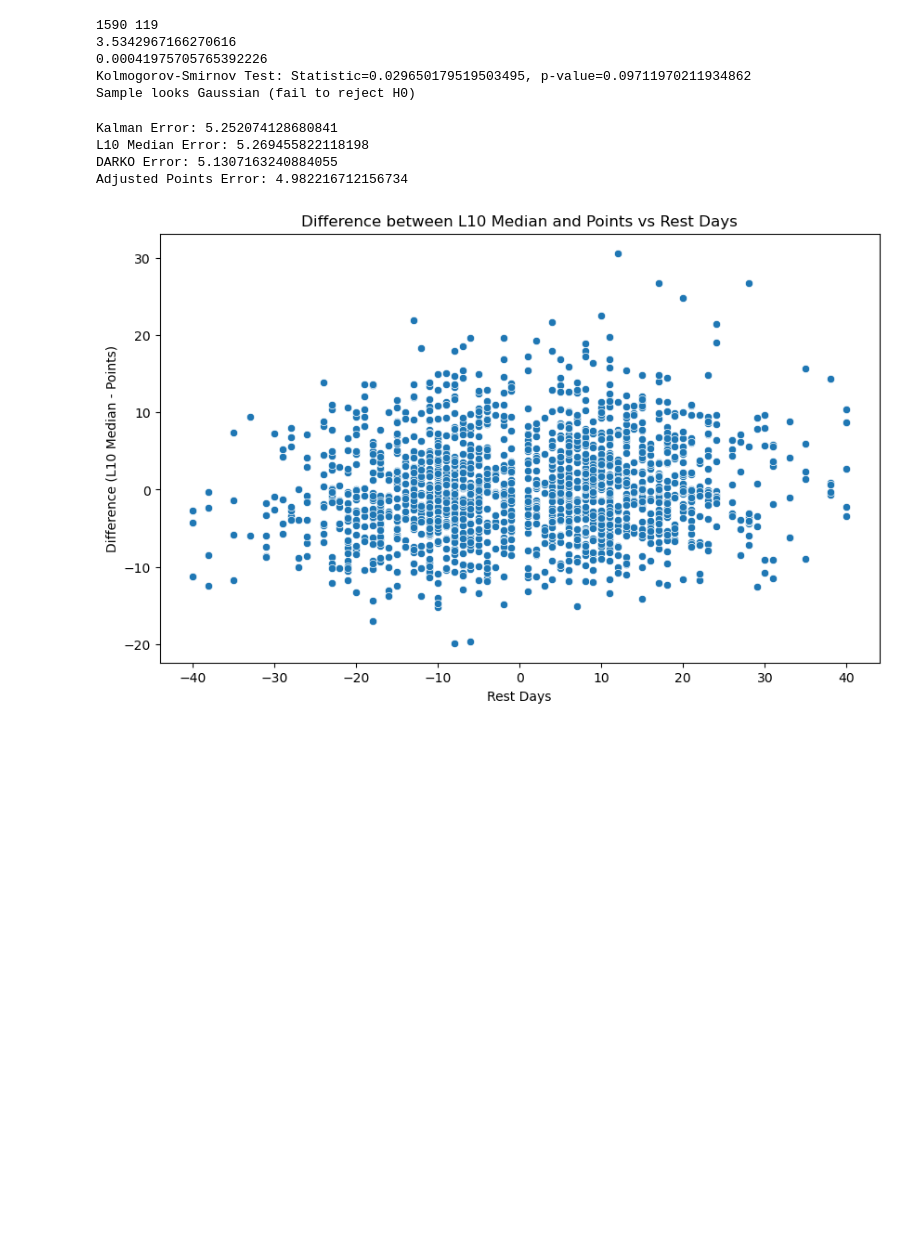
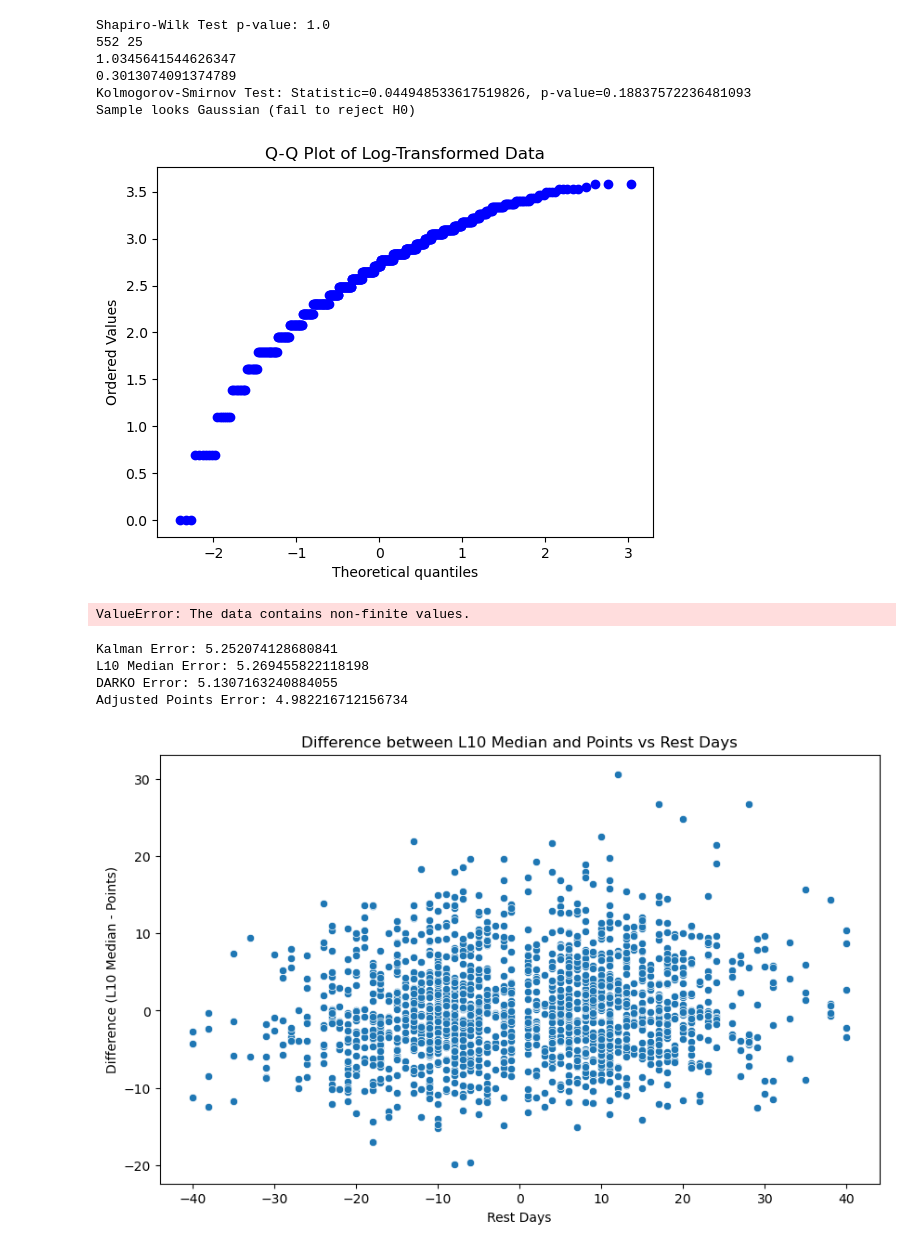
Before and after one commit to chessgoose/nba-ml-predictions, a Jupyter notebook: data_exploration.ipynb, the cells around one changed output. Drawn from its saved outputs; the diff is of its cells as text; code cells hidden in the pictures; blank space fills up the shorter version.

```diff
--- a/data_exploration.ipynb
+++ b/data_exploration.ipynb
@@ -69,39 +139,68 @@ plt.show()
 # %%
 
 # Perform independent samples t-test
-# Statitical difference between home and away games avarage?
+
+# Is the distribution log normal?
+log_data = np.log(df['Points'])
+shapiro_test = shapiro(log_data)
+print(f'Shapiro-Wilk Test p-value: {shapiro_test.pvalue}')
 
 # Is there a significant difference between players that seem to be doing well recently
 cutoff = 1.5
 points_home_0 = df[df["Recent T"] <= cutoff]["Difference"].values
 points_home_1 = df[df["Recent T"] > cutoff]["Difference"].values
 print(len(points_home_0), len(points_home_1))
 t_stat, p_value = ttest_ind(np.array(points_home_0), np.array(points_home_1))
 print(t_stat)
 print(p_value)
 
 # Home and Away?
 
 # Kolmogorov-Smirnov Test
 # slightly right skewed
 data = np.array(df['Relative Performance'])
 kstest_stat, kstest_p = kstest(data, 'norm', args=(np.mean(data), np.std(data)))
 print(f'Kolmogorov-Smirnov Test: Statistic={kstest_stat}, p-value={kstest_p}')
 if kstest_p > 0.05:
     print("Sample looks Gaussian (fail to reject H0)")
 else:
     print("Sample does not look Gaussian (reject H0)")
 
 # Residuals are NOT normally distributed -- suggests that a Kalman filter purely applied cannot be the best option
 # Relative Performance is relatively gaussian
 
 # Slight overprediction for home games
 # %% [output]
-1590 119
-3.5342967166270616
-0.00041975705765392226
-Kolmogorov-Smirnov Test: Statistic=0.029650179519503495, p-value=0.09711970211934862
+Shapiro-Wilk Test p-value: 1.0
+552 25
+1.0345641544626347
+0.3013074091374789
+Kolmogorov-Smirnov Test: Statistic=0.044948533617519826, p-value=0.18837572236481093
 Sample looks Gaussian (fail to reject H0)
+[figure, added]
+# %%
+data = np.log(points)
+params = stats.t.fit(data)
+
+x = np.linspace(min(data), max(data), 1000)
+pdf_fitted = stats.t.pdf(x, *params)
+
+# Plot the histogram of the data and the fitted Lévy distribution
+plt.figure(figsize=(10, 6))
+plt.hist(data, bins=30, density=True, alpha=0.6, color='g', edgecolor='black', label='Data Histogram')
+plt.plot(x, pdf_fitted, 'r-', lw=2, label='Fitted Lévy Distribution')
+plt.title('Fit of Lévy Distribution to Data')
+plt.xlabel('Data')
+plt.ylabel('Density')
+plt.legend()
+plt.show()
+
+ks_stat, p_value = stats.kstest(data, 't', args=params)
+
+print(f'Kolmogorov-Smirnov test statistic: {ks_stat}')
+print(f'p-value: {p_value}')
+# %% [output]
+ValueError: The data contains non-finite values.
 # %%
 # Estimate median absolute error for all estimators
 print(f"Kalman Error: {mean_absolute_error(df['Points'], df['Kalman'])}")
```
Also changed, not shown: parts of 4 cells of this notebook, 21 other files.
